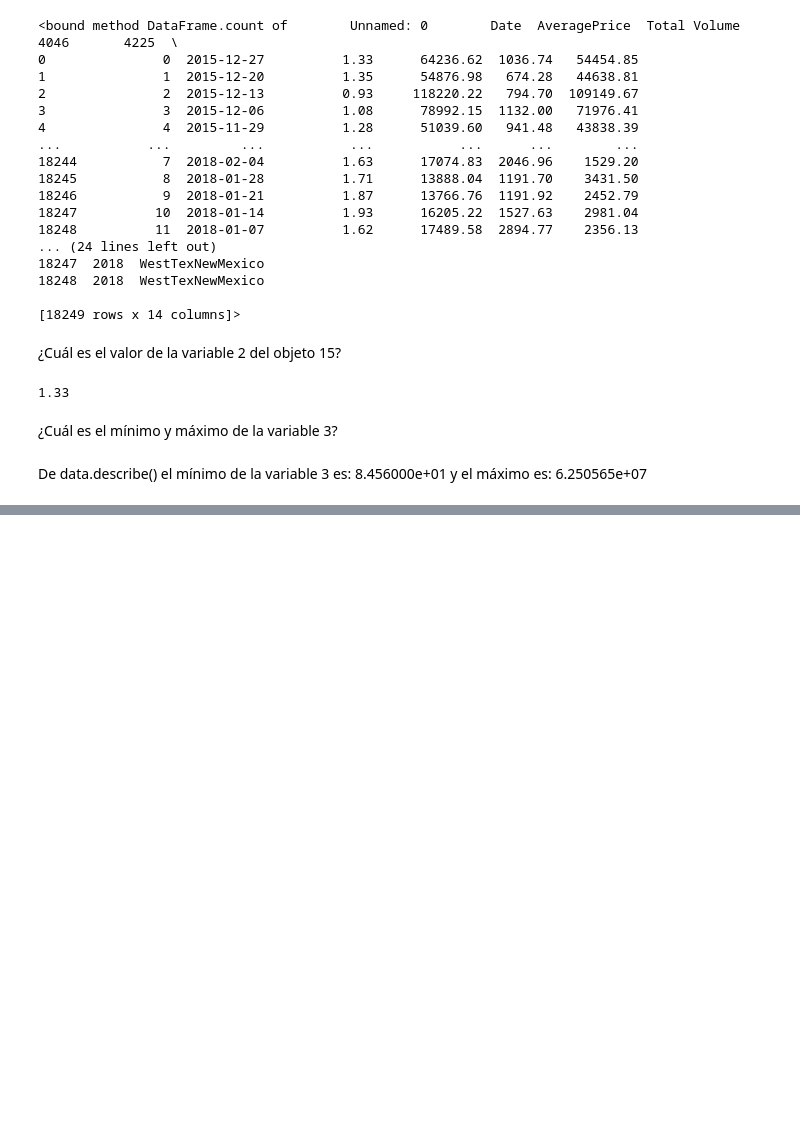
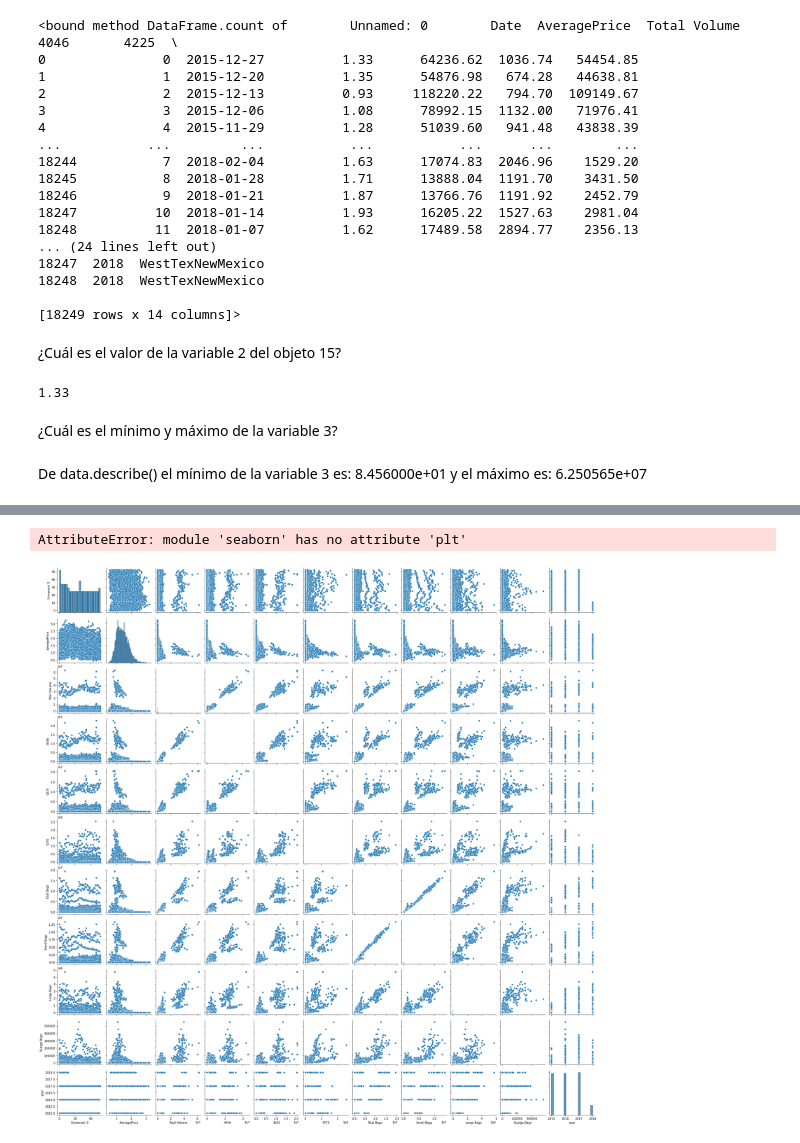
Before and after one commit to SantiG2233/RetoAnalitica, a Jupyter notebook: Pandas.ipynb, the cells around one changed output, grey strips where cells are left out. Drawn from its saved outputs; the diff is of its cells as text; code cells hidden in the pictures; blank space fills up the shorter version.

```diff
--- a/Pandas.ipynb
+++ b/Pandas.ipynb
@@ -111,0 +148,6 @@ AttributeError: 'DataFrame' object has no attribute 'desbribe'
+# %%
+sns.pairplot(data)
+sns.plt.show()
+# %% [output]
+AttributeError: module 'seaborn' has no attribute 'plt'
+[figure, added]
```
Also changed, not shown: parts of 5 cells of this notebook, 1 other file.
